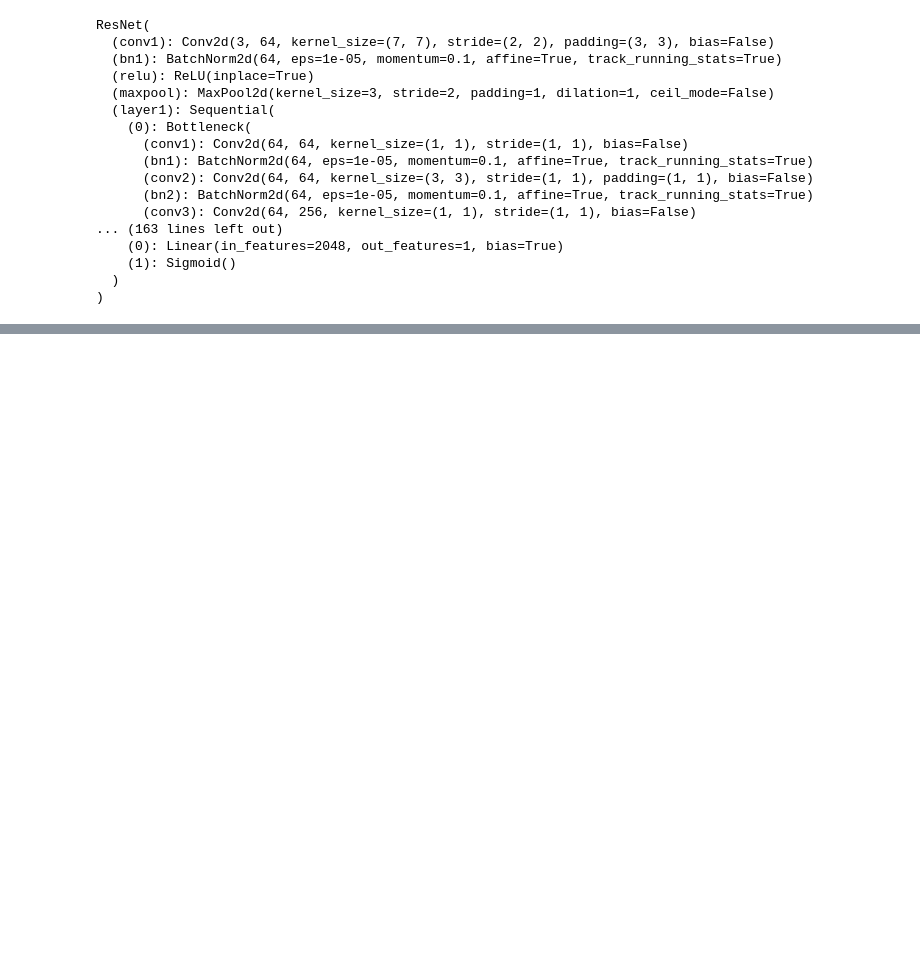
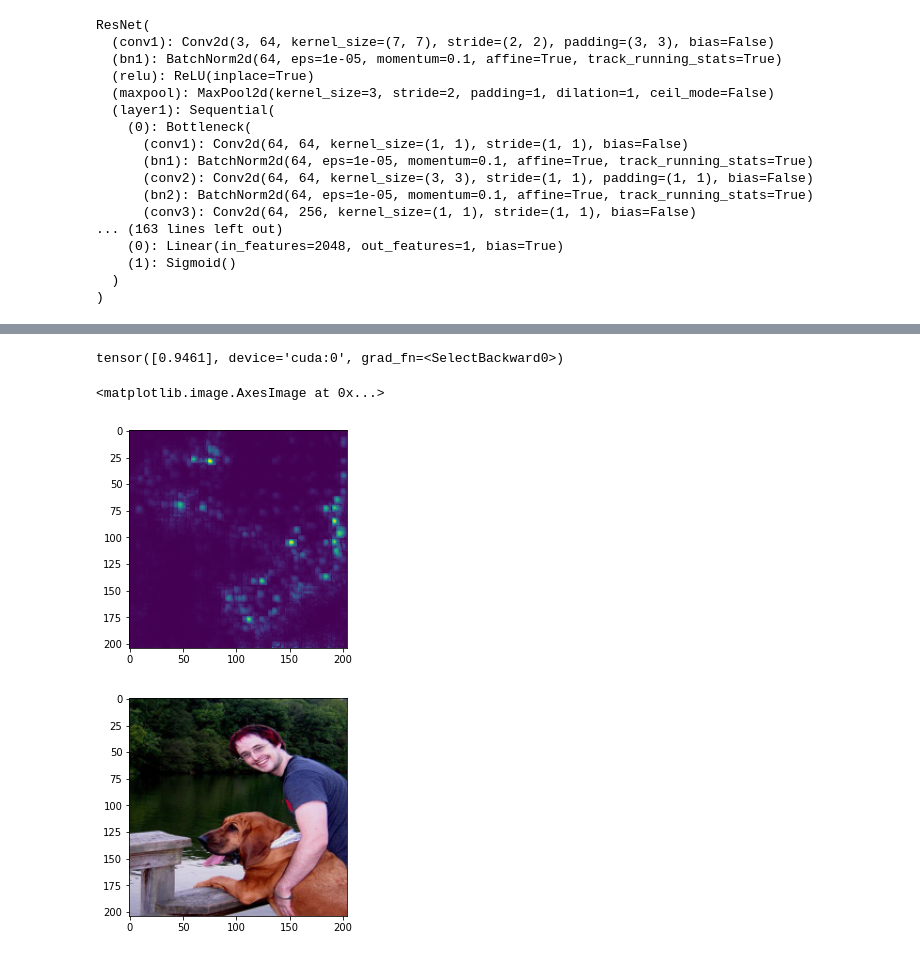
Before and after one commit to prateekgargX/Visualizing-Neural-Networks, a Jupyter notebook: Saliency_Maps&occlusion.ipynb, the cells around one changed output, grey strips where cells are left out. Drawn from its saved outputs; the diff is of its cells as text; code cells hidden in the pictures; blank space fills up the shorter version.

```diff
--- a/Saliency_Maps&occlusion.ipynb
+++ b/Saliency_Maps&occlusion.ipynb
@@ -484,0 +516,38 @@ ResNet(
+# %%
+index = 14
+
+image = image.to(device)
+
+image.requires_grad_()
+
+op = model(image)
+#print(op)
+op = op[index]
+print(op)
+id = op.argmax()
+opmax = op[id]
+
+opmax.backward()
+
+saliency, _ = torch.max(image.grad[index].data.abs(), dim=0)
+saliency = saliency.reshape(204, 204)
+s = np.array(saliency.cpu())
+s = np.rot90(s,1)
+s = np.rot90(s,1)
+s = np.rot90(s,1)
+s = np.rot90(s,1)
+s = np.rot90(s,1)
+s = np.rot90(s,1)
+plt.imshow(s)
+plt.figure()
+imagee= image[index].cpu().detach().numpy()
+imagee = imagee.transpose(2,1,0)
+imagee = np.rot90(imagee,1)
+imagee = np.rot90(imagee,1)
+imagee = np.rot90(imagee,1)
+plt.imshow(imagee)
+# %% [output]
+tensor([0.9461], device='cuda:0', grad_fn=<SelectBackward0>)
+<matplotlib.image.AxesImage at 0x...>
+[figure, added]
+[figure, added]
```
Also changed, not shown: parts of 27 cells of this notebook, 10 other files.
